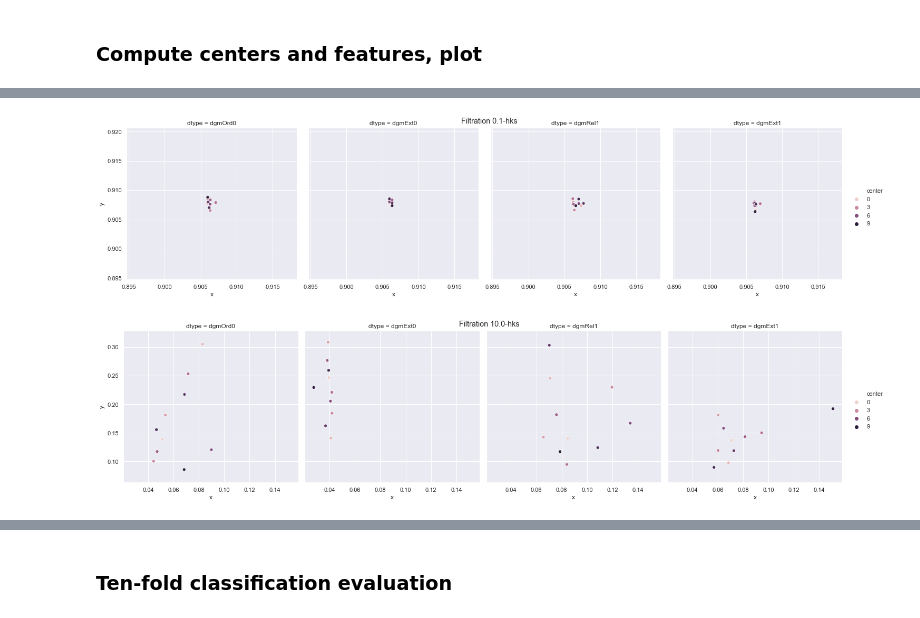
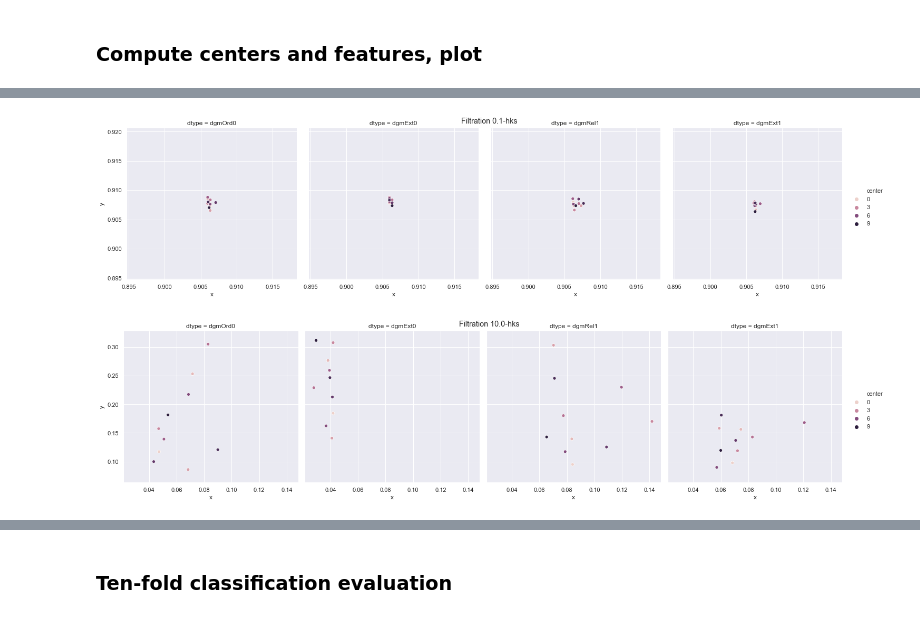
Before and after one commit to martinroyer/atol, a Jupyter notebook: demo/atol-demo.ipynb, the cells around one changed output, grey strips where cells are left out. Saved outputs shown, nothing was run; the diff lists cells and outputs as text; code cells hidden in the pictures.

```diff
--- a/demo/atol-demo.ipynb
+++ b/demo/atol-demo.ipynb
@@ -42,30 +40,30 @@ ImportError: cannot import name 'atol_feats_graph'
 # %%
 import pandas as pd
 import matplotlib.pyplot as plt
 import seaborn as sns
 sns.set()
 
 num_elements = len(os.listdir(graph_folder + "mat/"))
 all_diags = {}  # load all filtrations into memory once for all
 for dtype, gid, filt in product(graph_dtypes, np.arange(num_elements), atol_params["filtrations"]):
     all_diags[(dtype, filt, gid)] = csv_toarray(graph_folder + "diagrams/%s/graph_%06i_filt_%s.csv" % (dtype, gid, filt))
 
 atol_objs = {(dtype, filt): Atol(n_centers=atol_params["n_centers"]) for dtype, filt in product(graph_dtypes, atol_params["filtrations"])}
 for dtype, filt in product(graph_dtypes, atol_params["filtrations"]) :
-    atol_objs[(dtype, filt)].fit(diags=np.concatenate([all_diags[(dtype, filt, gid)] for gid in np.arange(num_elements)]))
+    atol_objs[(dtype, filt)].fit(diags=[all_diags[(dtype, filt, gid)] for gid in np.arange(num_elements)])
 
 centers_df = []
 for dtype, filt in product(graph_dtypes, atol_params["filtrations"]):
     clustercenters = atol_objs[(dtype, filt)].centers
     [centers_df.append({"center": _, "x": clustercenters[_, 0], "y": clustercenters[_, 1], "dtype": dtype, "filt": filt}) for _ in range(clustercenters.shape[0])]
 centers_df = pd.DataFrame(centers_df)
 
 for filt in atol_params["filtrations"]:
     g = sns.relplot(x="x", y="y", hue="center", col="dtype", data=centers_df[centers_df["filt"] == filt])
     g.fig.suptitle("Filtration %s" % filt)
 # %% [output]
 [figure]
-[figure, old version]
+[figure, new version]
 # %%
 feats = pd.DataFrame(atol_feats_graphs(graph_folder, all_diags, atol_objs),
                      columns=["index", "type", "center", "value", "label"])
```
Also changed, not shown: parts of 3 cells of this notebook, 2 other files.
